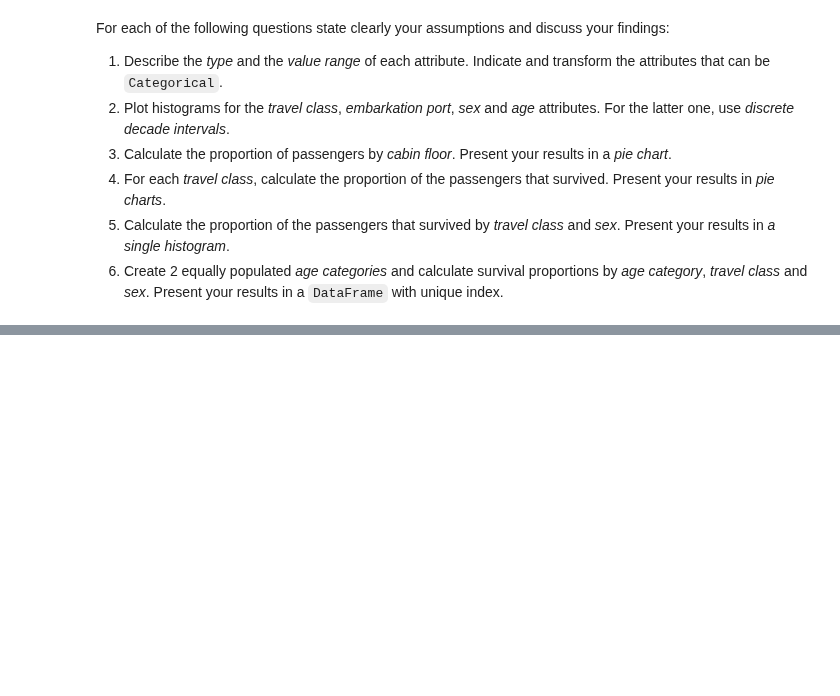
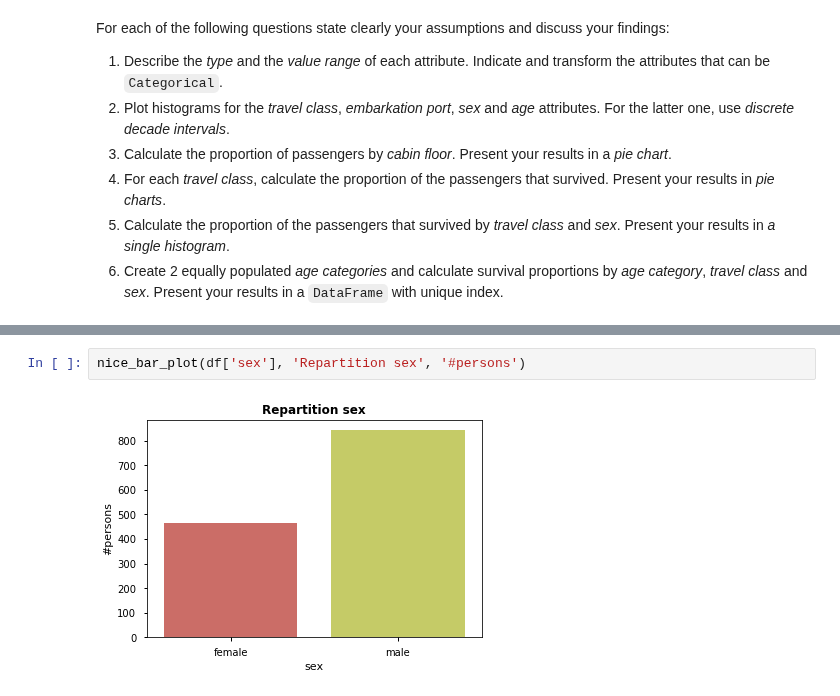
Before and after one commit to AdaTeamElec/ADA2017-Homeworks, a Jupyter notebook: 01 - Pandas and Data Wrangling/Homework 1.ipynb, the cells around one changed output, grey strips where cells are left out. Drawn from its saved outputs; the diff is of its cells as text; blank space fills up the shorter version.

```diff
--- a/01 - Pandas and Data Wrangling/Homework 1.ipynb
+++ b/01 - Pandas and Data Wrangling/Homework 1.ipynb
@@ -492,0 +458,4 @@ For each of the following questions state clearly your assumptions and discuss y
+# %%
+nice_bar_plot(df['sex'], 'Repartition sex', '#persons')
+# %% [output]
+[figure, added]
```
Also changed, not shown: parts of 41 cells of this notebook.
